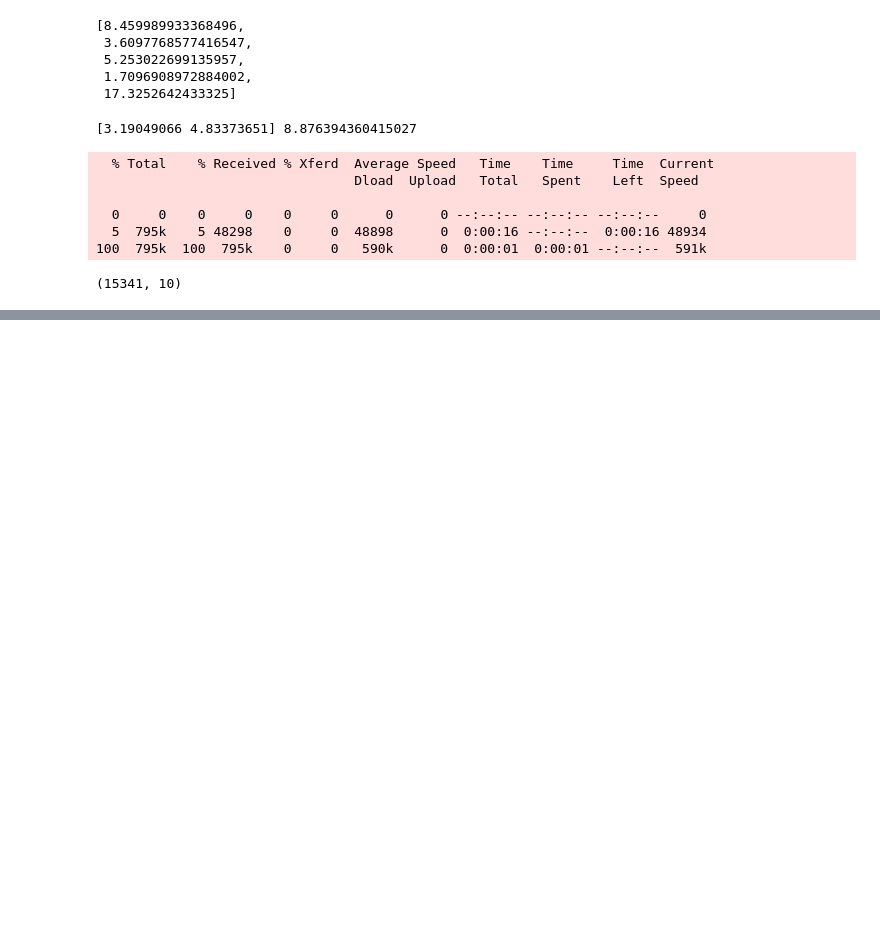
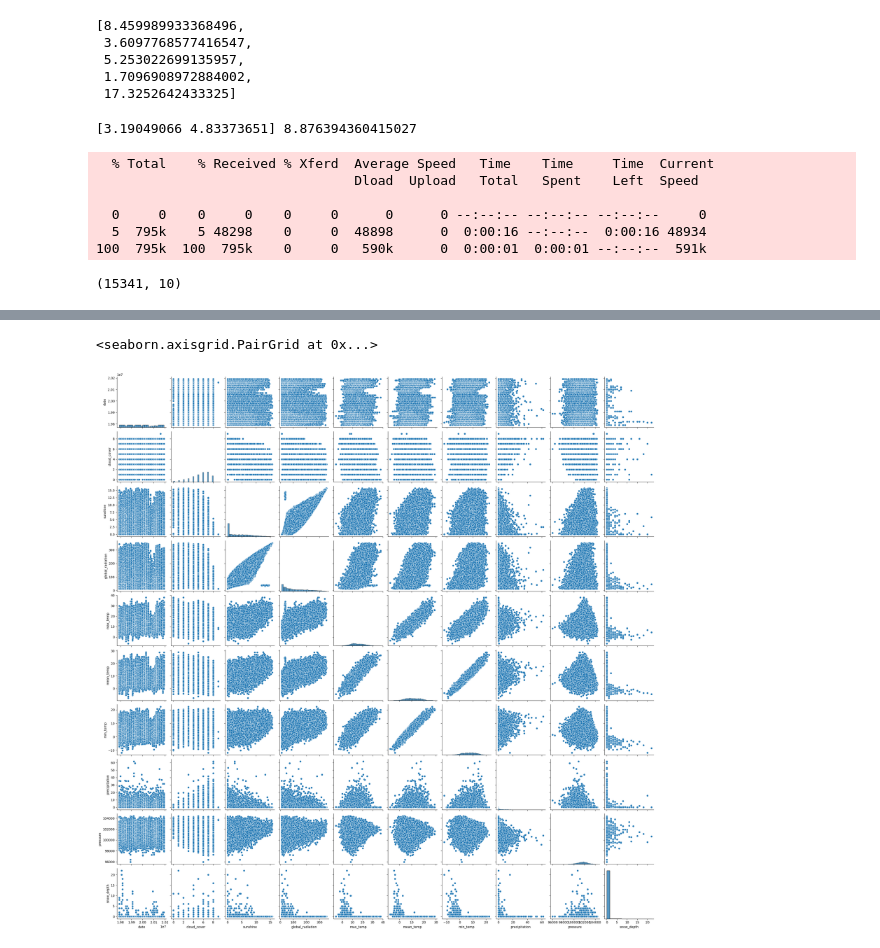
Before and after one commit to AdTekDev/EmT.DS, a Jupyter notebook: 05-Data/EmT.T3.W05.ipynb, the cells around one changed output, grey strips where cells are left out. Cells and saved outputs as stored; diff of their text form; code cells hidden in the pictures; blank space fills up the shorter version.

```diff
--- a/05-Data/EmT.T3.W05.ipynb
+++ b/05-Data/EmT.T3.W05.ipynb
@@ -66,0 +134,5 @@ ldw.shape
+# %%
+sns.pairplot(ldw)
+# %% [output]
+<seaborn.axisgrid.PairGrid at 0x...>
+[figure, added]
```
Also changed, not shown: parts of 8 cells of this notebook.
